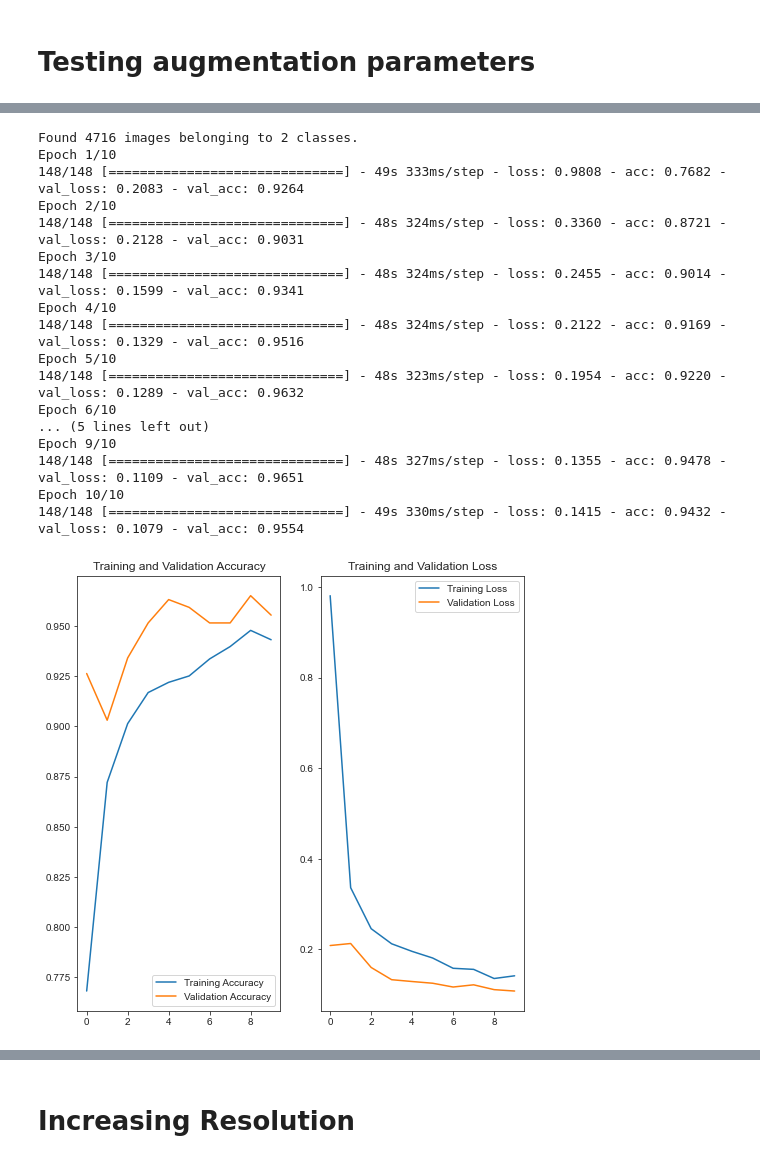
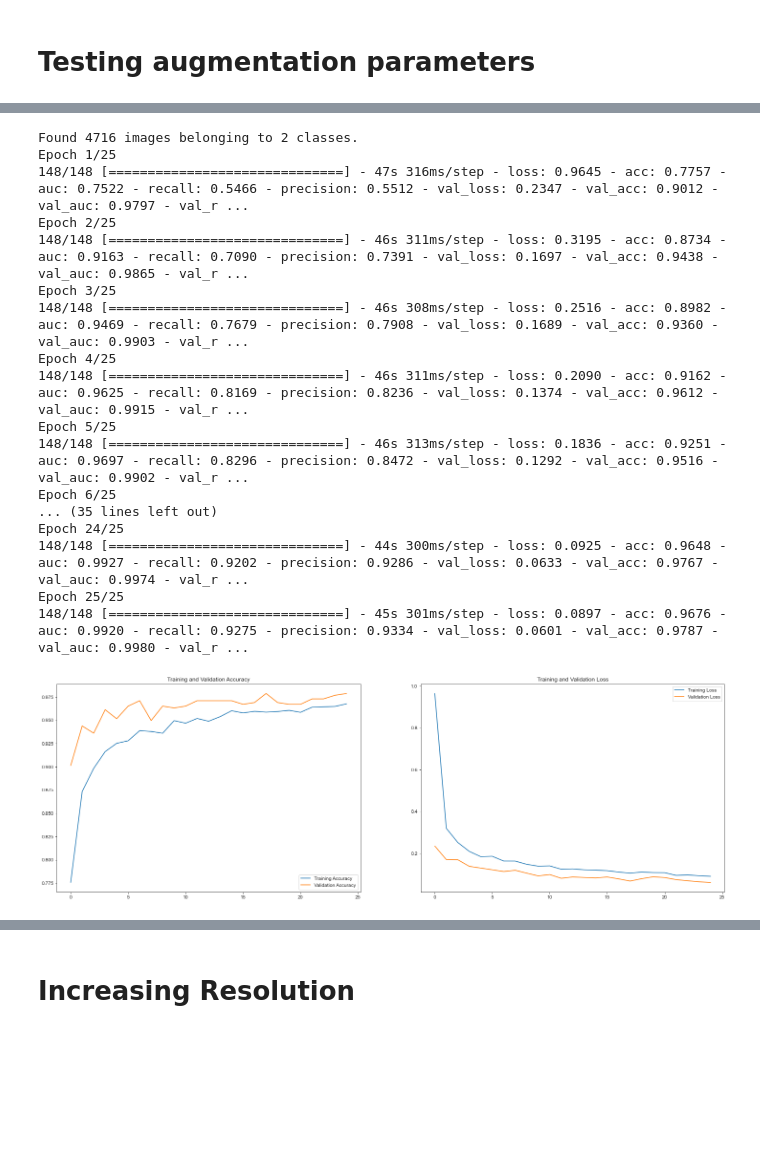
Before and after one commit to ChristosMaglaras/Image-Classification-Chest-X-Ray-analysis-to-predict-presence-of-Lung-Pathologies, a Jupyter notebook: Final Notebook.ipynb, the cells around one changed output, grey strips where cells are left out. Saved outputs shown, nothing was run; the diff lists cells and outputs as text; code cells hidden in the pictures; blank space fills up the shorter version.

```diff
--- a/Final Notebook.ipynb
+++ b/Final Notebook.ipynb
@@ -156,6 +193,7 @@ class_names = ['PNEUMONIA', 'NORMAL']
 training_generator = ImageDataGenerator(
     preprocessing_function=preprocess_input,
         rotation_range                = 30,
+        zca_whitening                 = False,
         zoom_range                    = 0.2,
         width_shift_range             = 0.1,
         height_shift_range            = 0.1,
@@ -780,27 +814,30 @@ Epoch 10/10
 # %%
 # many of the pictures appear zoomed in at different levels already, lets see if the variable zoom was helping or hurting our model
-# > previous score : loss: 0.1815 - acc: 0.9281 - val_loss: 0.1355 - val_acc: 0.9632
-# > new score      : loss: 0.1415 - acc: 0.9432 - val_loss: 0.1079 - val_acc: 0.9554
-# The model is much better with this feature, lets continue with it
-second_model(zoom = 0 ,horiz_flip = False)
+# > best score     : loss: 0.1221 - acc: 0.9538 - auc: 0.9865 - recall: 0.9021 - precision: 0.9005 - val_loss: 0.1087 - val_acc: 0.9709 - val_auc: 0.9935 - val_recall: 0.9512 - val_precision: 0.9873
+# > previous score : loss: 0.1221 - acc: 0.9538 - auc: 0.9865 - recall: 0.9021 - precision: 0.9005 - val_loss: 0.1087 - val_acc: 0.9709 - val_auc: 0.9935 - val_recall: 0.9512 - val_precision: 0.9873
+# > new score      : loss: 0.0897 - acc: 0.9676 - auc: 0.9920 - recall: 0.9275 - precision: 0.9334 - val_loss: 0.0601 - val_acc: 0.9787 - val_auc: 0.9980 - val_recall: 0.9756 - val_precision: 0.9796
+# The model is much better without this feature, lets continue without it
+second_model(zoom = 0,
+             zca =True,
+             horiz_flip = False)
 # %% [output]
 Found 4716 images belonging to 2 classes.
-Epoch 1/10
-148/148 [==============================] - 49s 333ms/step - loss: 0.9808 - acc: 0.7682 - val_loss: 0.2083 - val_acc: 0.9264
-Epoch 2/10
-148/148 [==============================] - 48s 324ms/step - loss: 0.3360 - acc: 0.8721 - val_loss: 0.2128 - val_acc: 0.9031
-Epoch 3/10
-148/148 [==============================] - 48s 324ms/step - loss: 0.2455 - acc: 0.9014 - val_loss: 0.1599 - val_acc: 0.9341
-Epoch 4/10
-148/148 [==============================] - 48s 324ms/step - loss: 0.2122 - acc: 0.9169 - val_loss: 0.1329 - val_acc: 0.9516
-Epoch 5/10
-148/148 [==============================] - 48s 323ms/step - loss: 0.1954 - acc: 0.9220 - val_loss: 0.1289 - val_acc: 0.9632
-Epoch 6/10
-... (5 lines left out)
-Epoch 9/10
-148/148 [==============================] - 48s 327ms/step - loss: 0.1355 - acc: 0.9478 - val_loss: 0.1109 - val_acc: 0.9651
-Epoch 10/10
-148/148 [==============================] - 49s 330ms/step - loss: 0.1415 - acc: 0.9432 - val_loss: 0.1079 - val_acc: 0.9554
+Epoch 1/25
+148/148 [==============================] - 47s 316ms/step - loss: 0.9645 - acc: 0.7757 - auc: 0.7522 - recall: 0.5466 - precision: 0.5512 - val_loss: 0.2347 - val_acc: 0.9012 - val_auc: 0.9797 - val_r ...
+Epoch 2/25
+148/148 [==============================] - 46s 311ms/step - loss: 0.3195 - acc: 0.8734 - auc: 0.9163 - recall: 0.7090 - precision: 0.7391 - val_loss: 0.1697 - val_acc: 0.9438 - val_auc: 0.9865 - val_r ...
+Epoch 3/25
+148/148 [==============================] - 46s 308ms/step - loss: 0.2516 - acc: 0.8982 - auc: 0.9469 - recall: 0.7679 - precision: 0.7908 - val_loss: 0.1689 - val_acc: 0.9360 - val_auc: 0.9903 - val_r ...
+Epoch 4/25
+148/148 [==============================] - 46s 311ms/step - loss: 0.2090 - acc: 0.9162 - auc: 0.9625 - recall: 0.8169 - precision: 0.8236 - val_loss: 0.1374 - val_acc: 0.9612 - val_auc: 0.9915 - val_r ...
+Epoch 5/25
+148/148 [==============================] - 46s 313ms/step - loss: 0.1836 - acc: 0.9251 - auc: 0.9697 - recall: 0.8296 - precision: 0.8472 - val_loss: 0.1292 - val_acc: 0.9516 - val_auc: 0.9902 - val_r ...
+Epoch 6/25
+... (35 lines left out)
+Epoch 24/25
+148/148 [==============================] - 44s 300ms/step - loss: 0.0925 - acc: 0.9648 - auc: 0.9927 - recall: 0.9202 - precision: 0.9286 - val_loss: 0.0633 - val_acc: 0.9767 - val_auc: 0.9974 - val_r ...
+Epoch 25/25
+148/148 [==============================] - 45s 301ms/step - loss: 0.0897 - acc: 0.9676 - auc: 0.9920 - recall: 0.9275 - precision: 0.9334 - val_loss: 0.0601 - val_acc: 0.9787 - val_auc: 0.9980 - val_r ...
-[figure, old version]
+[figure, new version]
 # %%
 # fully understanding zca whitening would quite the task to undertake. Thankfully we dont need to for us to see if it helps.
```
Also changed, not shown: parts of 43 cells of this notebook, 4 other files.
